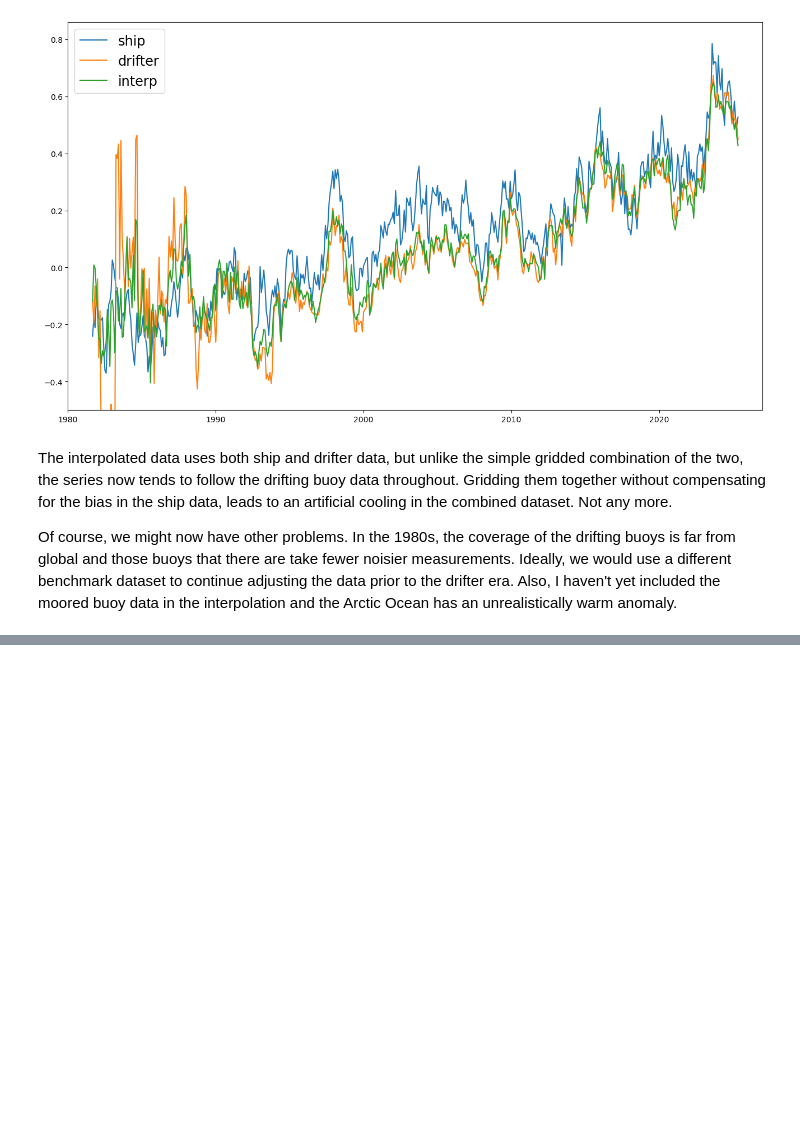
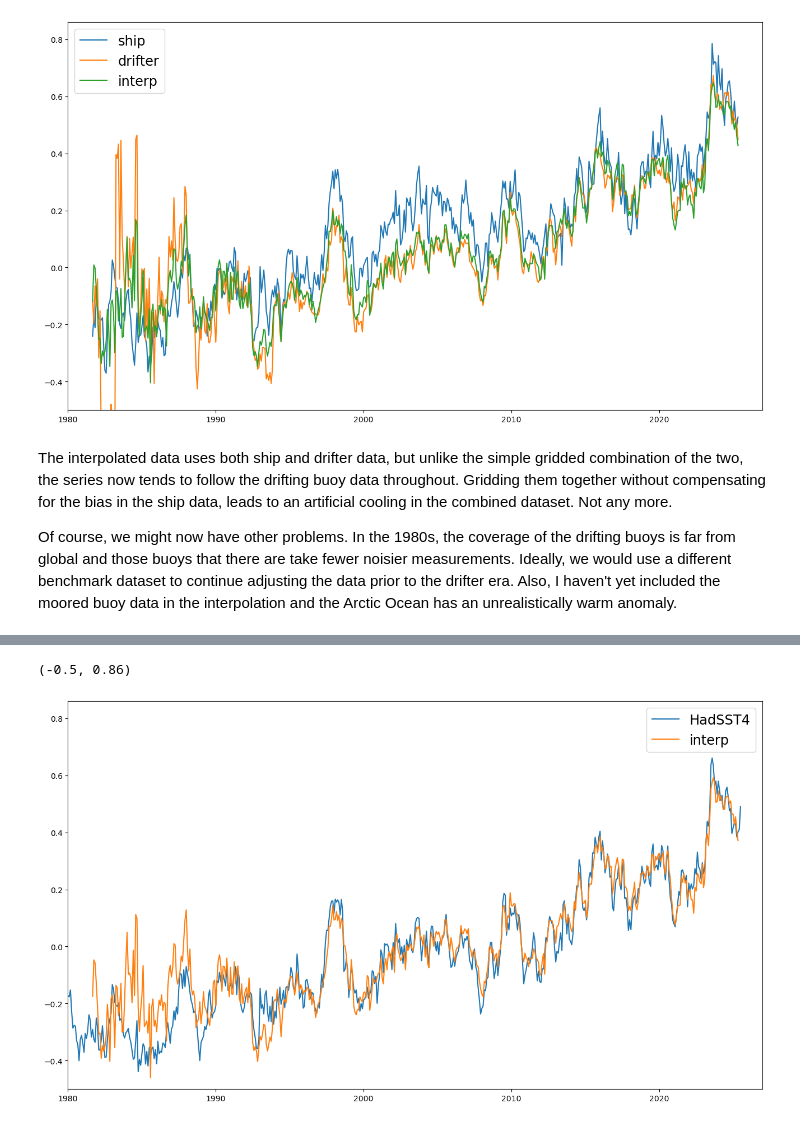
Before and after one commit to jjk-code-otter/open-ocean, a Jupyter notebook: notebooks/bias_estimation.ipynb, the cells around one changed output, grey strips where cells are left out. Cells and saved outputs as stored; diff of their text form; code cells hidden in the pictures; blank space fills up the shorter version.

```diff
--- a/notebooks/bias_estimation.ipynb
+++ b/notebooks/bias_estimation.ipynb
@@ -175,3 +185,29 @@ plt.ylim(-0.5, 0.86)
 The interpolated data uses both ship and drifter data, but unlike the simple gridded combination of the two, the series now tends to follow the drifting buoy data throughout. Gridding them together without compensating for the bias in the ship data, leads to an artificial cooling in the combined dataset. Not any more.
 
 Of course, we might now have other problems. In the 1980s, the coverage of the drifting buoys is far from global and those buoys that there are take fewer noisier measurements. Ideally, we would use a different benchmark dataset to continue adjusting the data prior to the drifter era. Also, I haven't yet included the moored buoy data in the interpolation and the Arctic Ocean has an unrealistically warm anomaly.
+# %%
+climatology = xr.open_dataset(data_dir / "SST_CCI_climatology" / "SST_1x1_daily.nc")
+cos_lat_weights = np.cos(np.deg2rad(climatology.latitude))
+
+# Use the SST values in the climatology as an ocean mask. Set area to 1 for gridcells with SSTs, 0 otherwise
+climatology = climatology.sst[0].values
+ocean = np.where(np.isnan(climatology), 0.0, 1.0)
+
+# Areas are proportional to the cosine of latitude multiplied by the ocean area in the grid cell
+areas = np.zeros((36, 72))
+for xx, yy in product(range(72), range(36)):
+    areas[yy, xx] = np.mean(ocean[yy*5:(yy+1)*5, xx*5:(xx+1)*5]) * np.cos(np.pi*(yy*5 - 87.5)/180.)
+
+# normalise the areas to one at the equator
+areas = areas/np.max(areas)
+
+hadsst4 = xr.open_dataset(data_dir / "ManagedData" / "Data" / "HadSST4" / "HadSST.4.1.1.0_median.nc")
+
+lat_slice = hadsst4.tos.sel(latitude=slice(-90, 90))
+lat_lon_slice = lat_slice.sel(longitude=slice(-180, 180))
+
+weights = lat_lon_slice[0]
+weights.values = areas
+
+h4_weighted_mean = lat_lon_slice.weighted(weights).mean(("longitude", "latitude"))
+h4_time = np.arange(len(h4_weighted_mean))/12. + 1850.
@@ -177,0 +219,16 @@ Of course, we might now have other problems. In the 1980s, the coverage of the d
+# %%
+plt.figure()
+plt.gcf().set_size_inches(16, 9)
+
+selection = (time >= 1991) & (time <=2020)
+hselection = (h4_time >= 1991) & (h4_time <=2020)
+
+plt.plot(h4_time, h4_weighted_mean - np.mean(h4_weighted_mean[hselection]), label='HadSST4')
+plt.plot(time, interp - np.mean(interp[selection]), label='interp')
+
+plt.legend(fontsize='xx-large')
+plt.xlim(1980, 2027)
+plt.ylim(-0.5, 0.86)
+# %% [output]
+(-0.5, 0.86)
+[figure, added]
```
Also changed, not shown: parts of 5 cells of this notebook.
